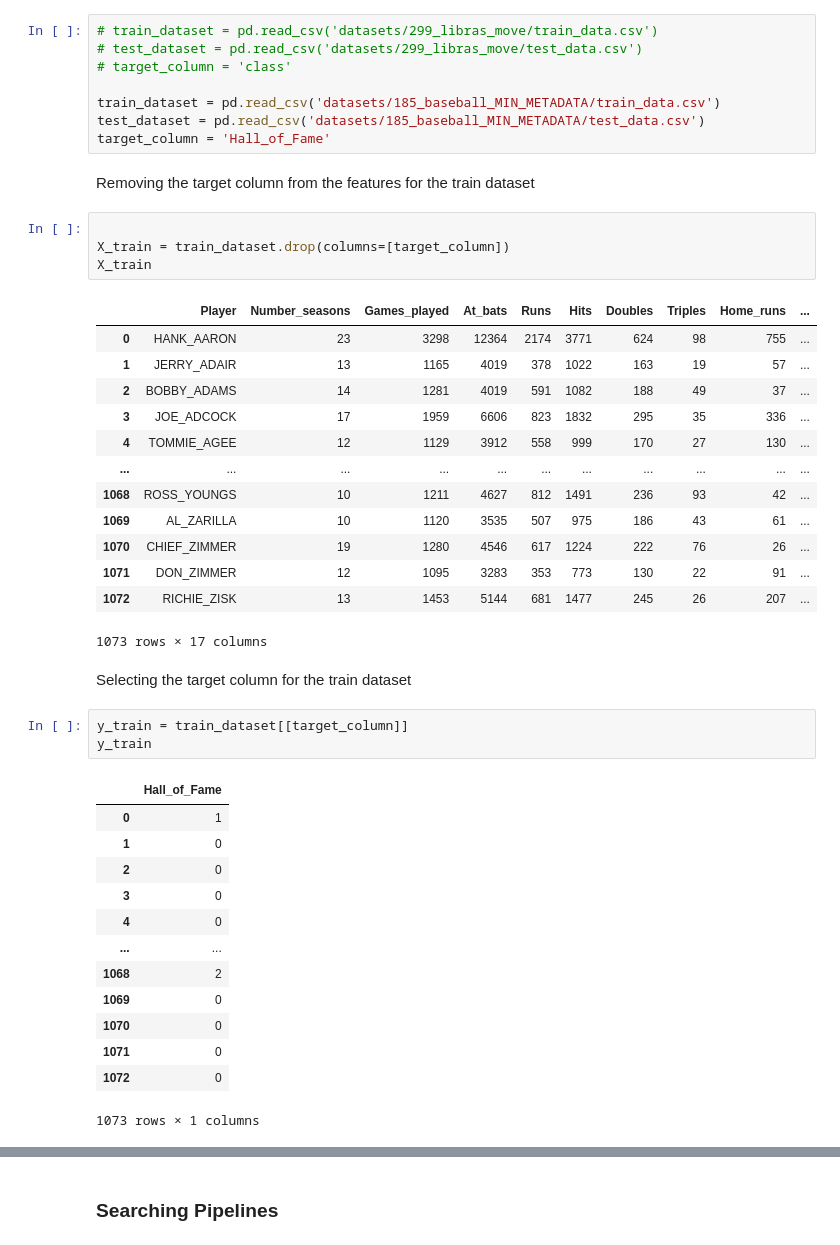
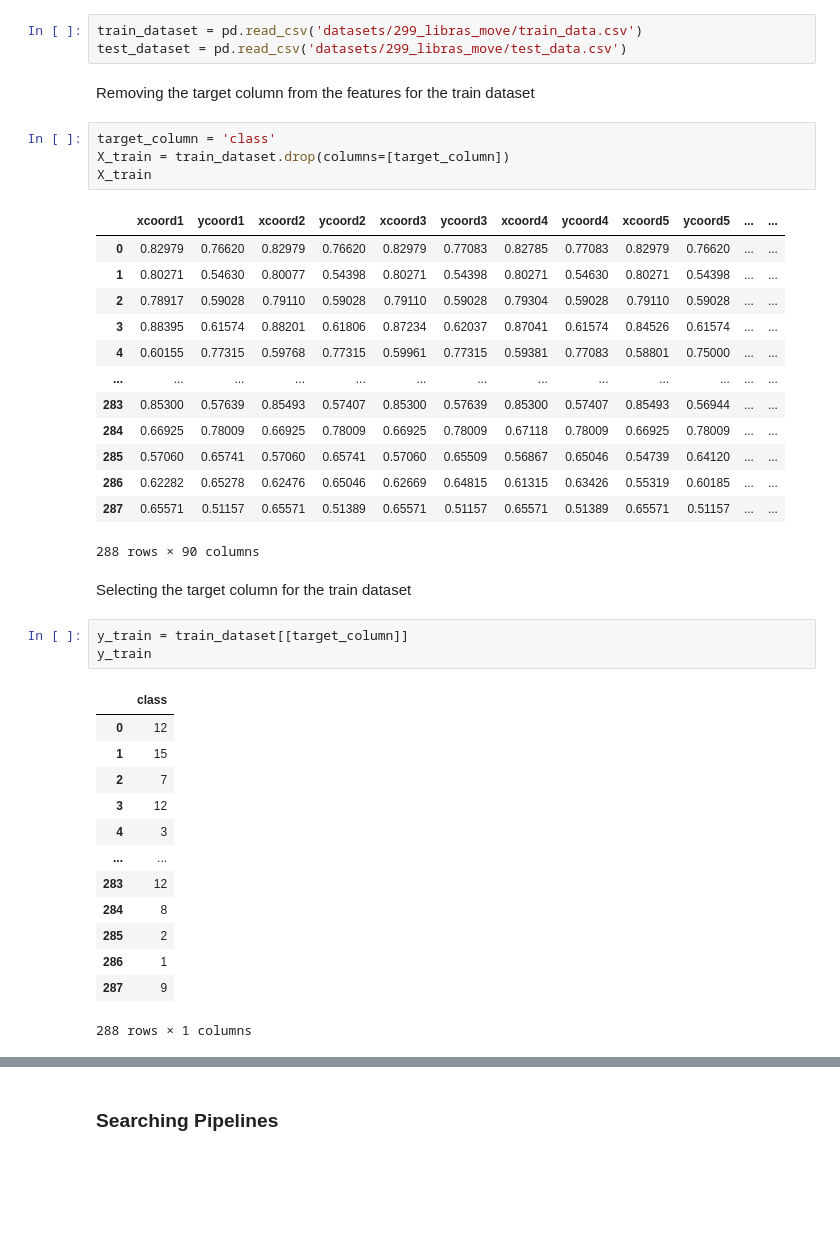
Before and after one commit to VIDA-NYU/alpha-automl, a Jupyter notebook: examples/tabular_classification.ipynb, the cells around one changed output, grey strips where cells are left out. Drawn from its saved outputs; the diff is of its cells as text; blank space fills up the shorter version.

```diff
--- a/examples/tabular_classification.ipynb
+++ b/examples/tabular_classification.ipynb
@@ -10,49 +10,44 @@ import pandas as pd
 # %% [markdown]
 In this example, we are generating pipelines for a CSV dataset. The 299_libras_move dataset is used for this example.
 # %%
-# train_dataset = pd.read_csv('datasets/299_libras_move/train_data.csv')
-# test_dataset = pd.read_csv('datasets/299_libras_move/test_data.csv')
-# target_column = 'class'
-
-train_dataset = pd.read_csv('datasets/185_baseball_MIN_METADATA/train_data.csv')
-test_dataset = pd.read_csv('datasets/185_baseball_MIN_METADATA/test_data.csv')
-target_column = 'Hall_of_Fame'
+train_dataset = pd.read_csv('datasets/299_libras_move/train_data.csv')
+test_dataset = pd.read_csv('datasets/299_libras_move/test_data.csv')
 # %% [markdown]
 Removing the target column from the features for the train dataset
 # %%
-
+target_column = 'class'
 X_train = train_dataset.drop(columns=[target_column])
 X_train
 # %% [output]
-|  | Player | Number_seasons | Games_played | At_bats | Runs | Hits | Doubles | Triples | Home_runs | ... |
-| 0 | HANK_AARON | 23 | 3298 | 12364 | 2174 | 3771 | 624 | 98 | 755 | ... |
-| 1 | JERRY_ADAIR | 13 | 1165 | 4019 | 378 | 1022 | 163 | 19 | 57 | ... |
-| 2 | BOBBY_ADAMS | 14 | 1281 | 4019 | 591 | 1082 | 188 | 49 | 37 | ... |
-| 3 | JOE_ADCOCK | 17 | 1959 | 6606 | 823 | 1832 | 295 | 35 | 336 | ... |
-| 4 | TOMMIE_AGEE | 12 | 1129 | 3912 | 558 | 999 | 170 | 27 | 130 | ... |
-| ... | ... | ... | ... | ... | ... | ... | ... | ... | ... | ... |
-| 1068 | ROSS_YOUNGS | 10 | 1211 | 4627 | 812 | 1491 | 236 | 93 | 42 | ... |
-| 1069 | AL_ZARILLA | 10 | 1120 | 3535 | 507 | 975 | 186 | 43 | 61 | ... |
-| 1070 | CHIEF_ZIMMER | 19 | 1280 | 4546 | 617 | 1224 | 222 | 76 | 26 | ... |
-| 1071 | DON_ZIMMER | 12 | 1095 | 3283 | 353 | 773 | 130 | 22 | 91 | ... |
-| 1072 | RICHIE_ZISK | 13 | 1453 | 5144 | 681 | 1477 | 245 | 26 | 207 | ... |
+|  | xcoord1 | ycoord1 | xcoord2 | ycoord2 | xcoord3 | ycoord3 | xcoord4 | ycoord4 | xcoord5 | ycoord5 | ... | ... |
+| 0 | 0.82979 | 0.76620 | 0.82979 | 0.76620 | 0.82979 | 0.77083 | 0.82785 | 0.77083 | 0.82979 | 0.76620 | ... | ... |
+| 1 | 0.80271 | 0.54630 | 0.80077 | 0.54398 | 0.80271 | 0.54398 | 0.80271 | 0.54630 | 0.80271 | 0.54398 | ... | ... |
+| 2 | 0.78917 | 0.59028 | 0.79110 | 0.59028 | 0.79110 | 0.59028 | 0.79304 | 0.59028 | 0.79110 | 0.59028 | ... | ... |
+| 3 | 0.88395 | 0.61574 | 0.88201 | 0.61806 | 0.87234 | 0.62037 | 0.87041 | 0.61574 | 0.84526 | 0.61574 | ... | ... |
+| 4 | 0.60155 | 0.77315 | 0.59768 | 0.77315 | 0.59961 | 0.77315 | 0.59381 | 0.77083 | 0.58801 | 0.75000 | ... | ... |
+| ... | ... | ... | ... | ... | ... | ... | ... | ... | ... | ... | ... | ... |
+| 283 | 0.85300 | 0.57639 | 0.85493 | 0.57407 | 0.85300 | 0.57639 | 0.85300 | 0.57407 | 0.85493 | 0.56944 | ... | ... |
+| 284 | 0.66925 | 0.78009 | 0.66925 | 0.78009 | 0.66925 | 0.78009 | 0.67118 | 0.78009 | 0.66925 | 0.78009 | ... | ... |
+| 285 | 0.57060 | 0.65741 | 0.57060 | 0.65741 | 0.57060 | 0.65509 | 0.56867 | 0.65046 | 0.54739 | 0.64120 | ... | ... |
+| 286 | 0.62282 | 0.65278 | 0.62476 | 0.65046 | 0.62669 | 0.64815 | 0.61315 | 0.63426 | 0.55319 | 0.60185 | ... | ... |
+| 287 | 0.65571 | 0.51157 | 0.65571 | 0.51389 | 0.65571 | 0.51157 | 0.65571 | 0.51389 | 0.65571 | 0.51157 | ... | ... |
-1073 rows × 17 columns
+288 rows × 90 columns
 # %% [markdown]
 Selecting the target column for the train dataset
 # %%
 y_train = train_dataset[[target_column]]
 y_train
 # %% [output]
-|  | Hall_of_Fame |
-| 0 | 1 |
-| 1 | 0 |
-| 2 | 0 |
-| 3 | 0 |
-| 4 | 0 |
+|  | class |
+| 0 | 12 |
+| 1 | 15 |
+| 2 | 7 |
+| 3 | 12 |
+| 4 | 3 |
 | ... | ... |
-| 1068 | 2 |
-| 1069 | 0 |
-| 1070 | 0 |
-| 1071 | 0 |
-| 1072 | 0 |
+| 283 | 12 |
+| 284 | 8 |
+| 285 | 2 |
+| 286 | 1 |
+| 287 | 9 |
-1073 rows × 1 columns
+288 rows × 1 columns
```
Also changed, not shown: parts of 13 cells of this notebook, 1 other file.
